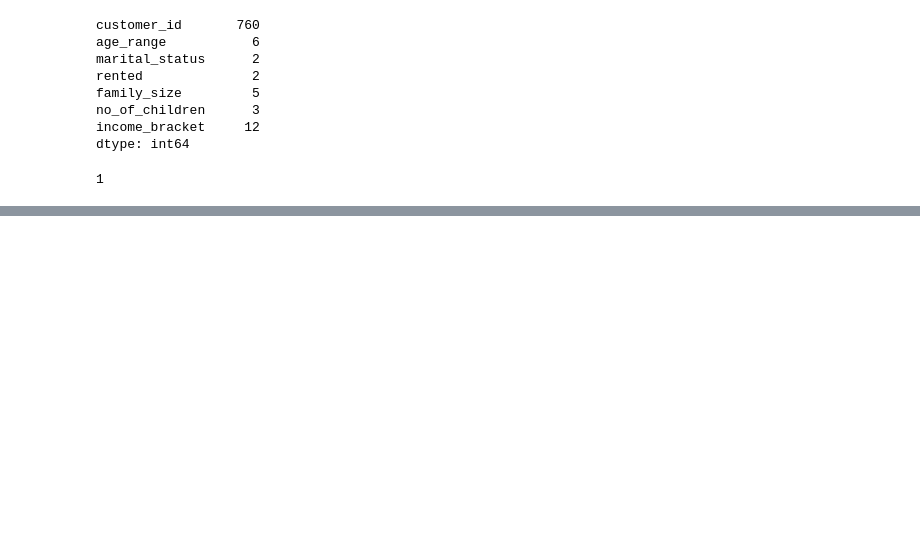
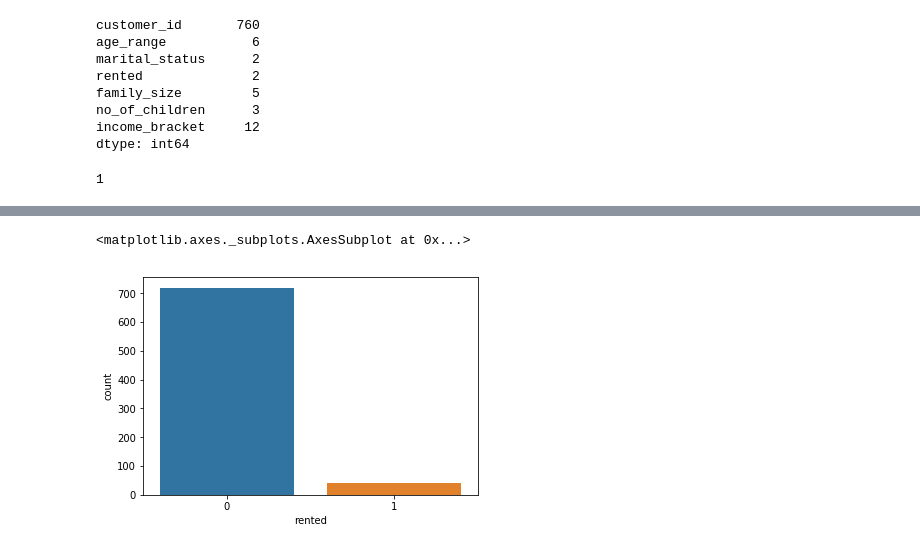
Before and after one commit to AgarwalGeeks/AmExpert, a Jupyter notebook: AmExpert.ipynb, the cells around one changed output, grey strips where cells are left out. Cells and saved outputs as stored; diff of their text form; code cells hidden in the pictures; blank space fills up the shorter version.

```diff
--- a/AmExpert.ipynb
+++ b/AmExpert.ipynb
@@ -495,0 +505,5 @@ customer_demographics_data['customer_id'].min()
+# %%
+sns.countplot("rented",data=customer_demographics_data)
+# %% [output]
+<matplotlib.axes._subplots.AxesSubplot at 0x...>
+[figure, added]
```
Also changed, not shown: parts of 48 cells of this notebook.
